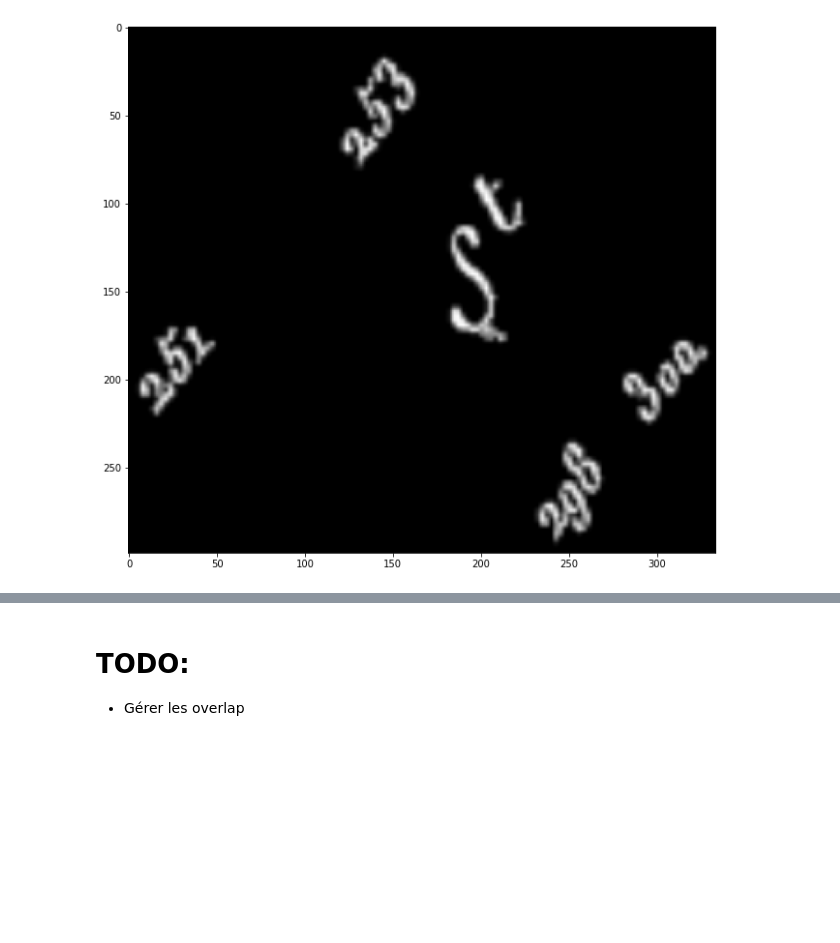
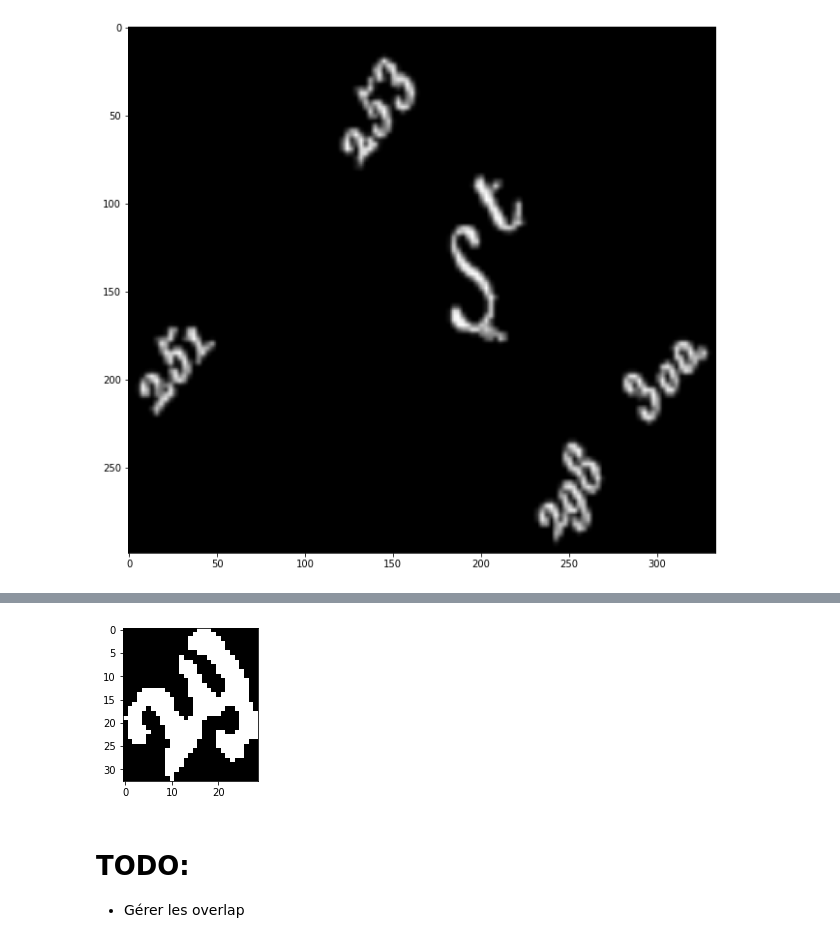
Before and after one commit to AudranDoublet/jacoubet_map_number_detection, a Jupyter notebook: Segmentation.ipynb, the cells around one changed output, grey strips where cells are left out. Saved outputs shown, nothing was run; the diff lists cells and outputs as text; code cells hidden in the pictures; blank space fills up the shorter version.

```diff
--- a/Segmentation.ipynb
+++ b/Segmentation.ipynb
@@ -451,3 +458,8 @@ n5 = process(input_img2, marked, skimage.morphology.disk(1), inversed=False)
+# %%
+singles, multiples = extract_single_numbers(n5)
+show_images(multiples)
+# %% [output]
+[figure, added]
 # %% [markdown]
 # TODO:
 
```
Also changed, not shown: parts of 11 cells of this notebook.
